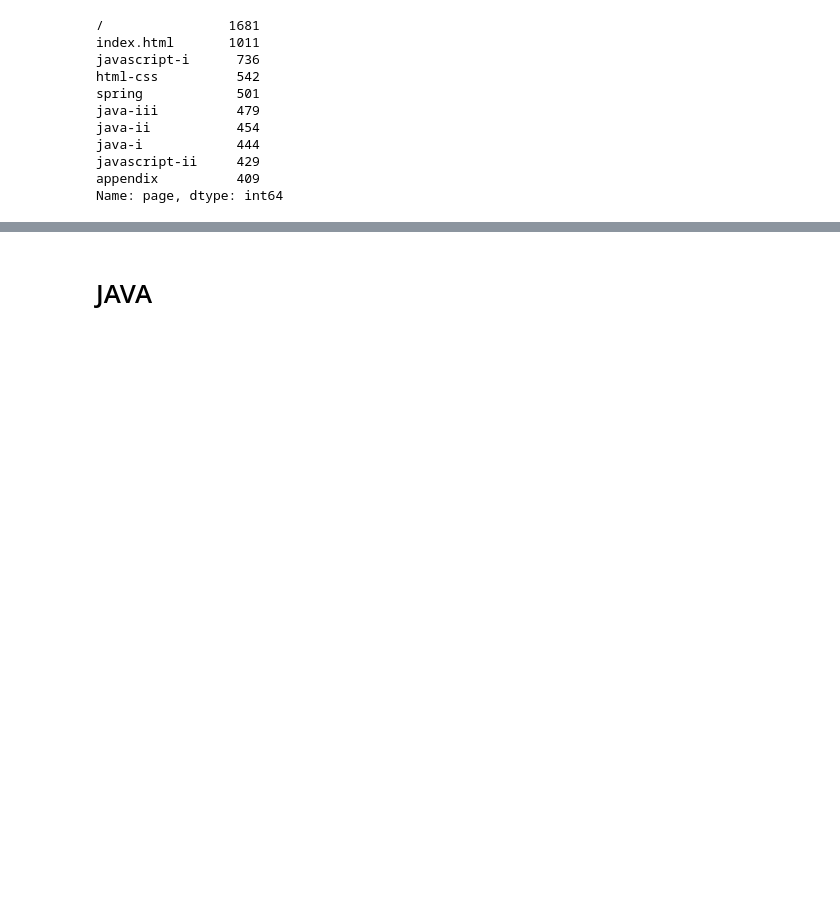
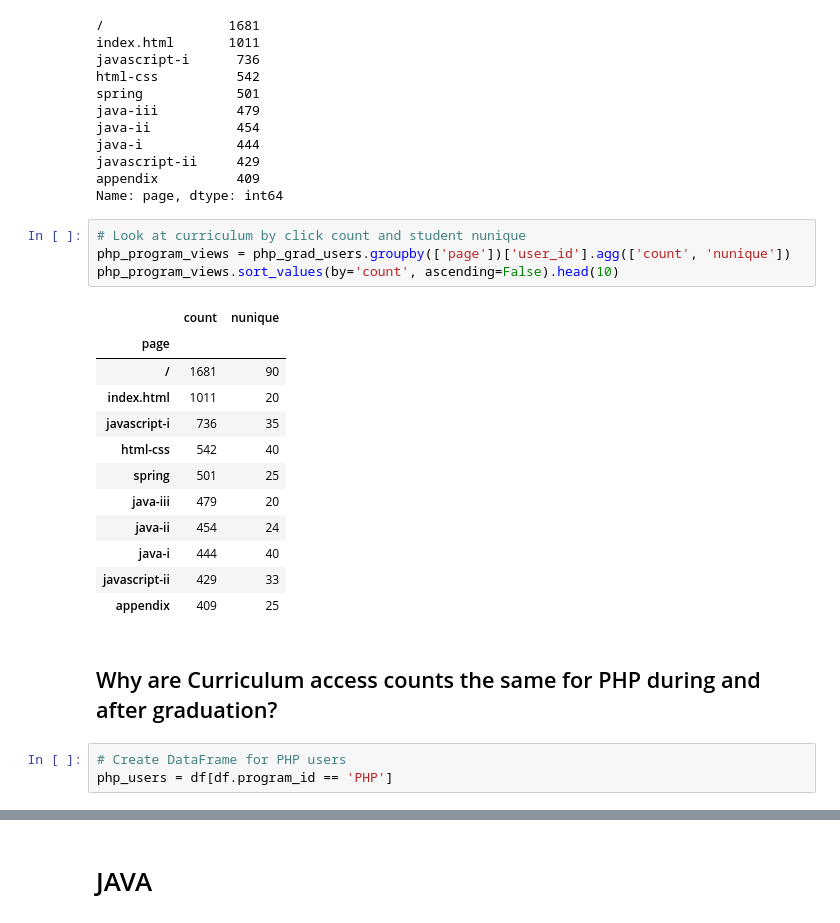
Before and after one commit to Codeup-Mirzakhani-Group1-Project/project-5_anomaly_detection, a Jupyter notebook: Justin_project_work.ipynb, the cells around one changed output, grey strips where cells are left out. Saved outputs shown, nothing was run; the diff lists cells and outputs as text; blank space fills up the shorter version.

```diff
--- a/Justin_project_work.ipynb
+++ b/Justin_project_work.ipynb
@@ -314,3 +373,25 @@ java-i            444
 javascript-ii     429
 appendix          409
 Name: page, dtype: int64
+# %%
+# Look at curriculum by click count and student nunique
+php_program_views = php_grad_users.groupby(['page'])['user_id'].agg(['count', 'nunique'])
+php_program_views.sort_values(by='count', ascending=False).head(10)
+# %% [output]
+|  | count | nunique |
+| page |  |  |
+| / | 1681 | 90 |
+| index.html | 1011 | 20 |
+| javascript-i | 736 | 35 |
+| html-css | 542 | 40 |
+| spring | 501 | 25 |
+| java-iii | 479 | 20 |
+| java-ii | 454 | 24 |
+| java-i | 444 | 40 |
+| javascript-ii | 429 | 33 |
+| appendix | 409 | 25 |
+# %% [markdown]
+## Why are Curriculum access counts the same for PHP during and after graduation?
+# %%
+# Create DataFrame for PHP users
+php_users = df[df.program_id == 'PHP']
```
Also changed, not shown: parts of 31 cells of this notebook.
